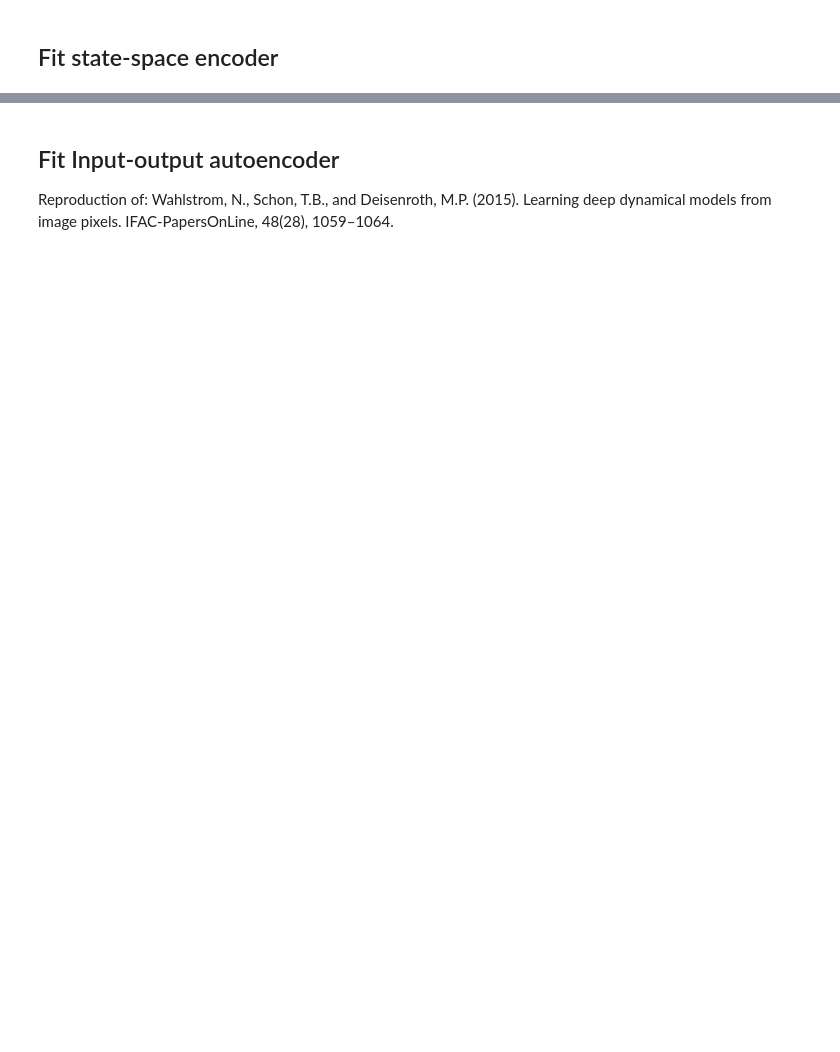
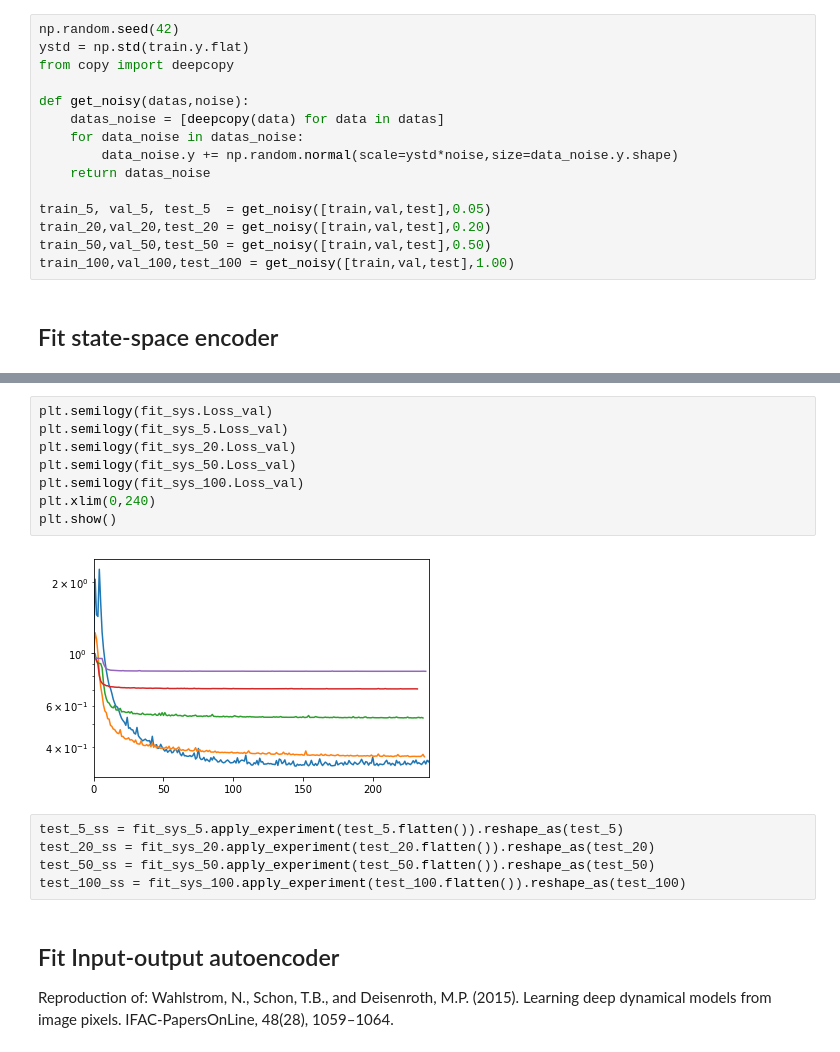
Before and after one commit to GerbenBeintema/SS-encoder-video, a Jupyter notebook: ball-in-box-encoder-approach.ipynb, the cells around one changed output, grey strips where cells are left out. Drawn from its saved outputs; the diff is of its cells as text; blank space fills up the shorter version.

Commit message:
update with added noise and nx=4

```diff
--- a/ball-in-box-encoder-approach.ipynb
+++ b/ball-in-box-encoder-approach.ipynb
@@ -24,6 +24,21 @@ else:
     train = deepSI.load_system_data('ball-in-box-data/train.npz')
     val = deepSI.load_system_data('ball-in-box-data/val.npz')
     test = deepSI.load_system_data('ball-in-box-data/test.npz')
+# %%
+np.random.seed(42)
+ystd = np.std(train.y.flat)
+from copy import deepcopy
+
+def get_noisy(datas,noise):
+    datas_noise = [deepcopy(data) for data in datas]
+    for data_noise in datas_noise:
+        data_noise.y += np.random.normal(scale=ystd*noise,size=data_noise.y.shape)
+    return datas_noise
+
+train_5, val_5, test_5  = get_noisy([train,val,test],0.05)
+train_20,val_20,test_20 = get_noisy([train,val,test],0.20)
+train_50,val_50,test_50 = get_noisy([train,val,test],0.50)
+train_100,val_100,test_100 = get_noisy([train,val,test],1.00)
 # %% [markdown]
 ## Fit state-space encoder
 # %%
@@ -41,3 +88,18 @@ else:
+# %%
+plt.semilogy(fit_sys.Loss_val)
+plt.semilogy(fit_sys_5.Loss_val)
+plt.semilogy(fit_sys_20.Loss_val)
+plt.semilogy(fit_sys_50.Loss_val)
+plt.semilogy(fit_sys_100.Loss_val)
+plt.xlim(0,240)
+plt.show()
+# %% [output]
+[figure, added]
+# %%
+test_5_ss = fit_sys_5.apply_experiment(test_5.flatten()).reshape_as(test_5)
+test_20_ss = fit_sys_20.apply_experiment(test_20.flatten()).reshape_as(test_20)
+test_50_ss = fit_sys_50.apply_experiment(test_50.flatten()).reshape_as(test_50)
+test_100_ss = fit_sys_100.apply_experiment(test_100.flatten()).reshape_as(test_100)
 # %% [markdown]
 ## Fit Input-output autoencoder
 
```
Also changed, not shown: parts of 16 cells of this notebook.
